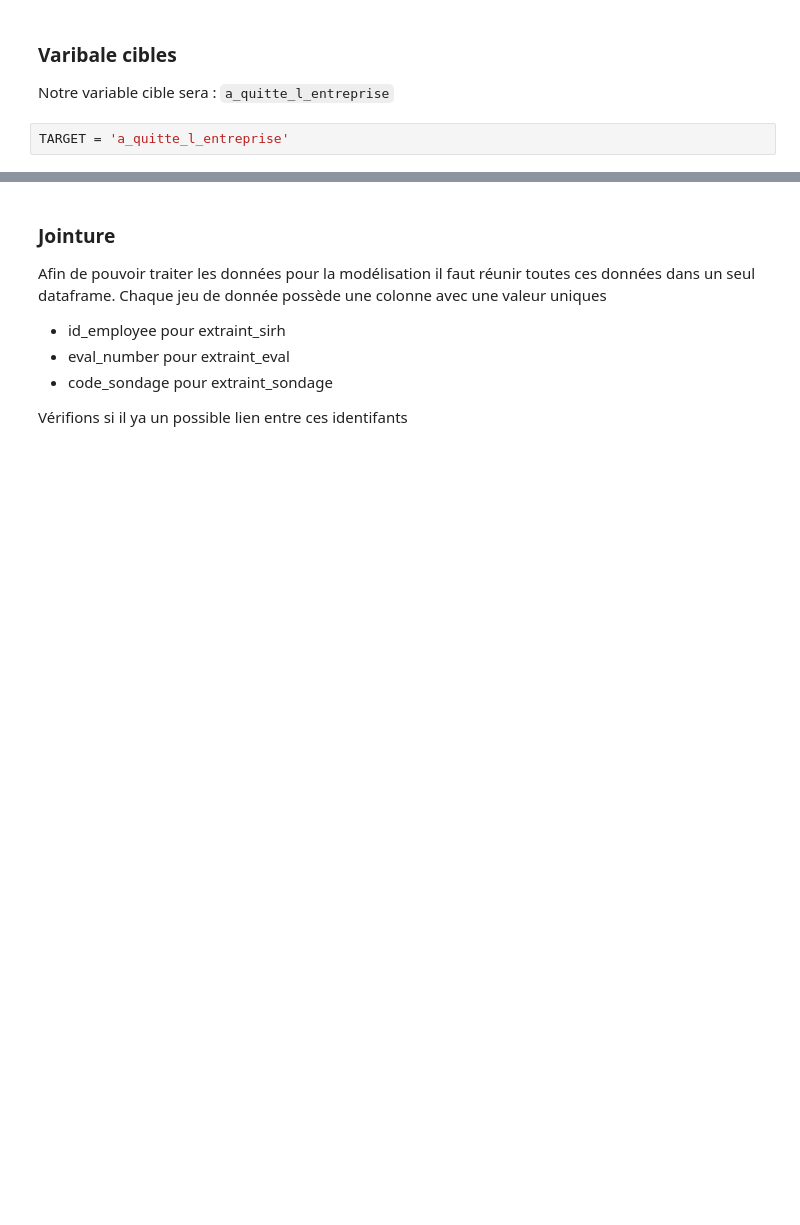
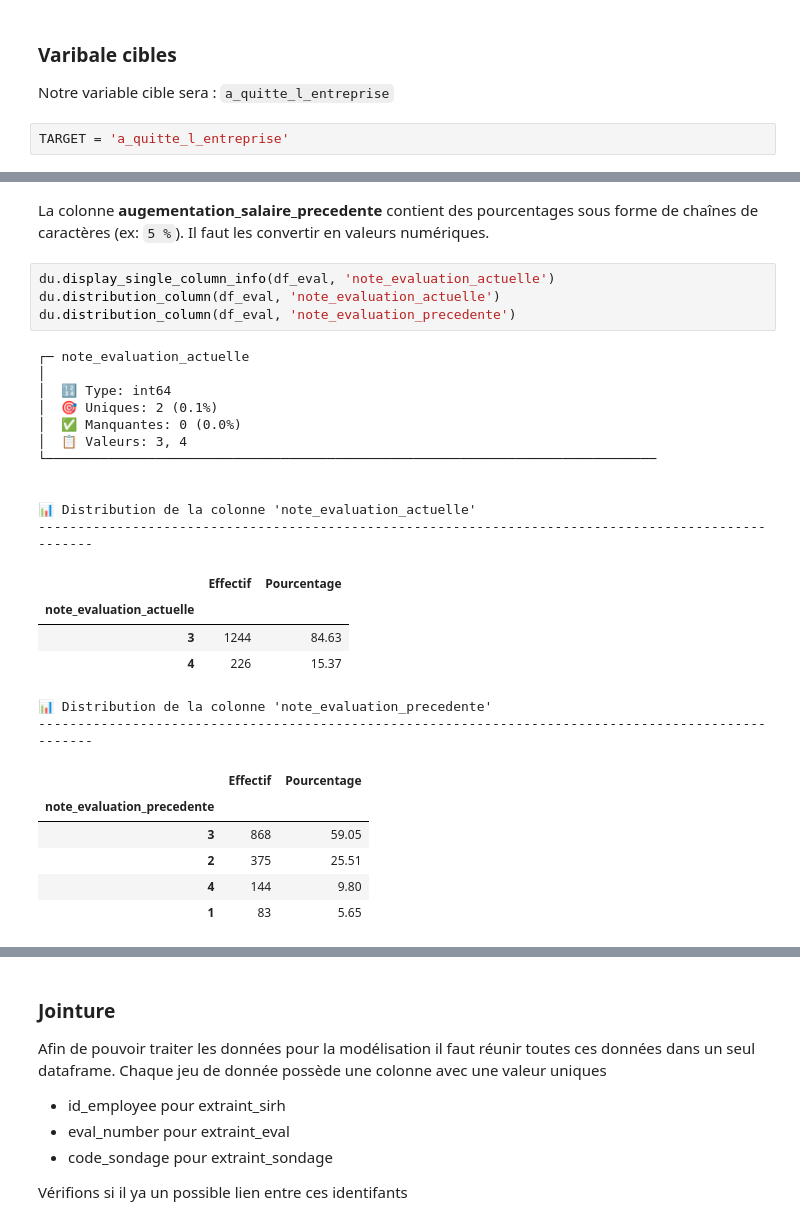
Before and after one commit to RaphaelRIVIERE/Projet-4-Classifiez-automatiquement-des-informations, a Jupyter notebook: 1_notebook.ipynb, the cells around one changed output, grey strips where cells are left out. Drawn from its saved outputs; the diff is of its cells as text; blank space fills up the shorter version.

```diff
--- a/1_notebook.ipynb
+++ b/1_notebook.ipynb
@@ -292,0 +488,30 @@ columns_to_drop.append('nombre_heures_travailless')
+# %% [markdown]
+La colonne **augementation_salaire_precedente** contient des pourcentages sous forme de chaînes de caractères (ex: `5 %`). Il faut les convertir en valeurs numériques.
+# %%
+du.display_single_column_info(df_eval, 'note_evaluation_actuelle')
+du.distribution_column(df_eval, 'note_evaluation_actuelle')
+du.distribution_column(df_eval, 'note_evaluation_precedente')
+# %% [output]
+┌─ note_evaluation_actuelle
+│
+│  🔢 Type: int64
+│  🎯 Uniques: 2 (0.1%)
+│  ✅ Manquantes: 0 (0.0%)
+│  📋 Valeurs: 3, 4
+└──────────────────────────────────────────────────────────────────────────────
+
+
+📊 Distribution de la colonne 'note_evaluation_actuelle'
+----------------------------------------------------------------------------------------------------
+|  | Effectif | Pourcentage |
+| note_evaluation_actuelle |  |  |
+| 3 | 1244 | 84.63 |
+| 4 | 226 | 15.37 |
+📊 Distribution de la colonne 'note_evaluation_precedente'
+----------------------------------------------------------------------------------------------------
+|  | Effectif | Pourcentage |
+| note_evaluation_precedente |  |  |
+| 3 | 868 | 59.05 |
+| 2 | 375 | 25.51 |
+| 4 | 144 | 9.80 |
+| 1 | 83 | 5.65 |
```
Also changed, not shown: parts of 43 cells of this notebook, 3 other files.
